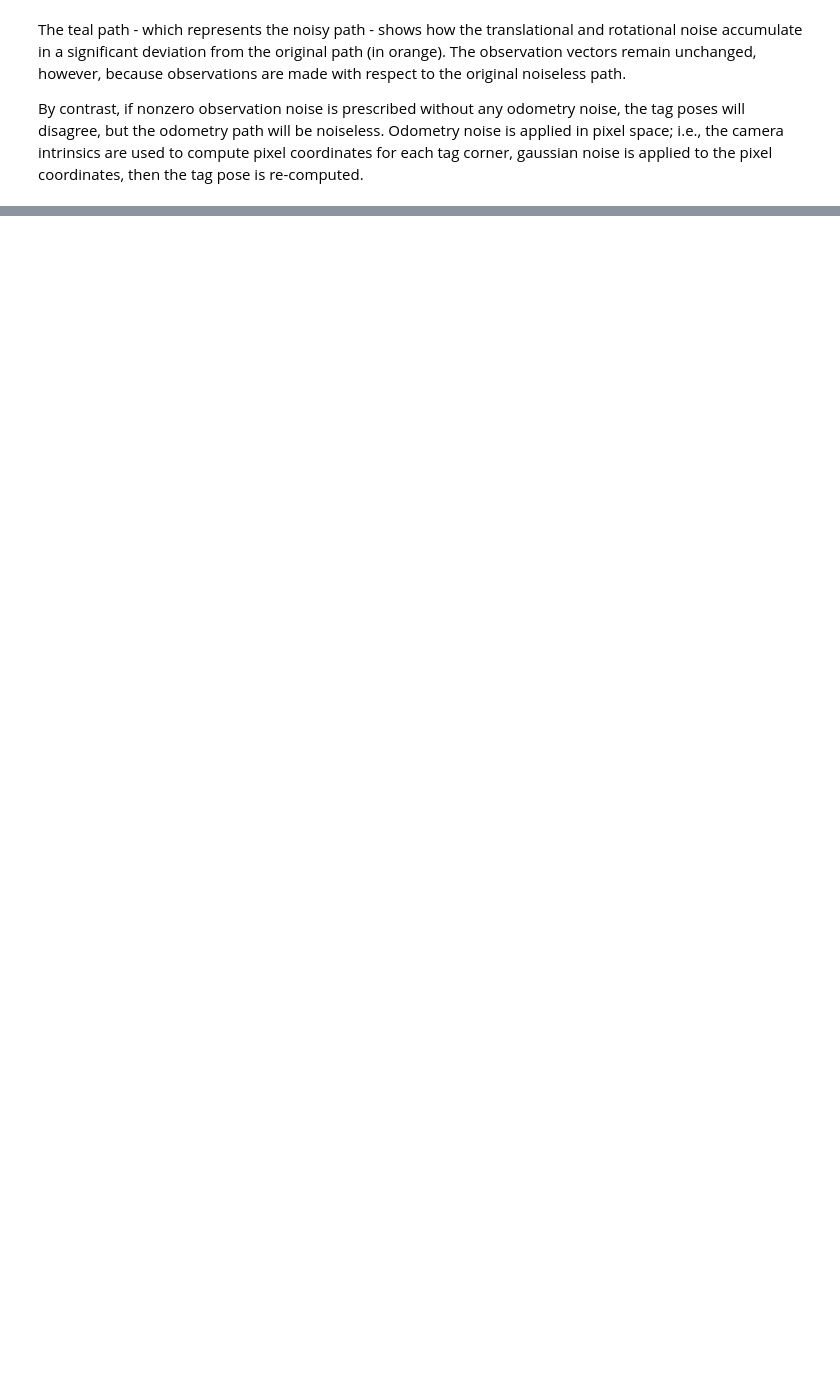
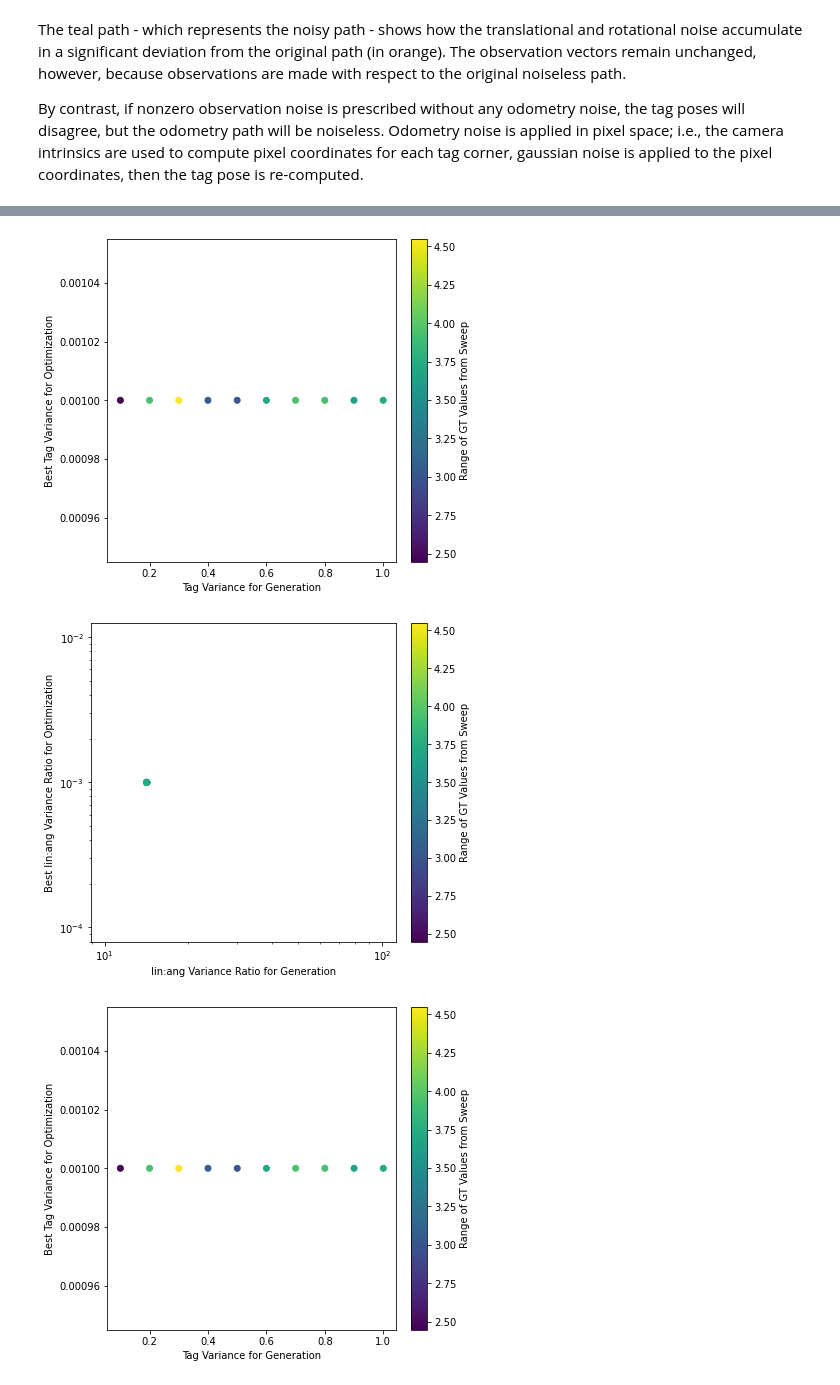
Before and after one commit to occamLab/invisible-map-generation, a Jupyter notebook: notebooks/duncan-overview.ipynb, the cells around one changed output, grey strips where cells are left out. Cells and saved outputs as stored; diff of their text form; code cells hidden in the pictures; blank space fills up the shorter version.

```diff
--- a/notebooks/duncan-overview.ipynb
+++ b/notebooks/duncan-overview.ipynb
@@ -261,0 +287,10 @@ TODO
+# %%
+with open("supporting_files/analogous_parameter_sweep_result.json", "r") as f:
+    msr = OMultiSweepResult.parse_raw(f.read())
+
+msr.plot_scatter_of_lin_to_ang_var_ratios()
+msr.plot_scatter_of_obs_noise_params()
+# %% [output]
+[figure, added]
+[figure, added]
+[figure, added]
```
Also changed, not shown: parts of 20 cells of this notebook, 10 other files.
